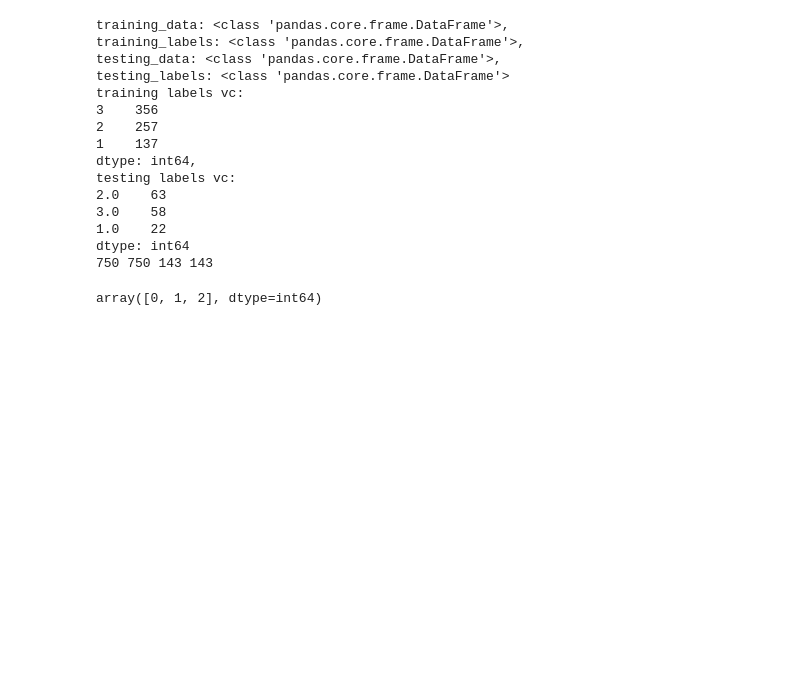
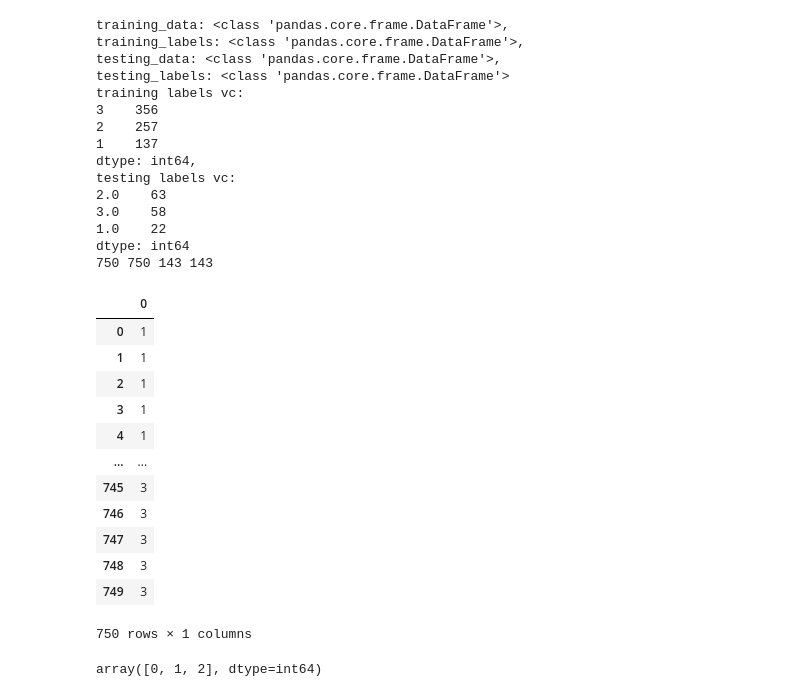
Before and after one commit to hamhaf/ML-cancer-detection, a Jupyter notebook: models/models.ipynb, the cells around one changed output. Cells and saved outputs as stored; diff of their text form; code cells hidden in the pictures; blank space fills up the shorter version.

```diff
--- a/models/models.ipynb
+++ b/models/models.ipynb
@@ -294,6 +294,22 @@ testing labels vc:
 1.0    22
 dtype: int64
 750 750 143 143
+# %%
+training_labels
+# %% [output]
+|  | 0 |
+| 0 | 1 |
+| 1 | 1 |
+| 2 | 1 |
+| 3 | 1 |
+| 4 | 1 |
+| ... | ... |
+| 745 | 3 |
+| 746 | 3 |
+| 747 | 3 |
+| 748 | 3 |
+| 749 | 3 |
+750 rows × 1 columns
 # %%
 # type cast labels to ints
 training_labels[0] = training_labels[0].astype(int)
```
Also changed, not shown: parts of 2 cells of this notebook, 2 other files.
